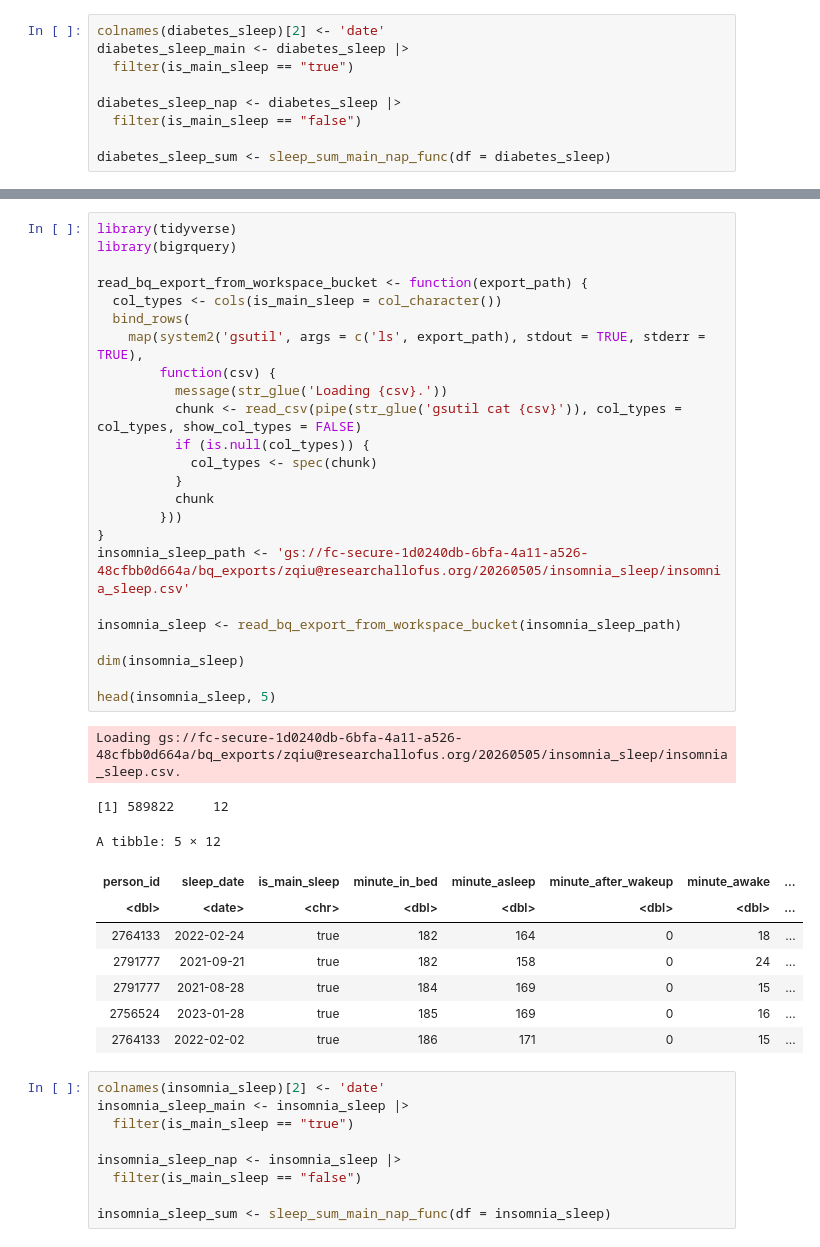
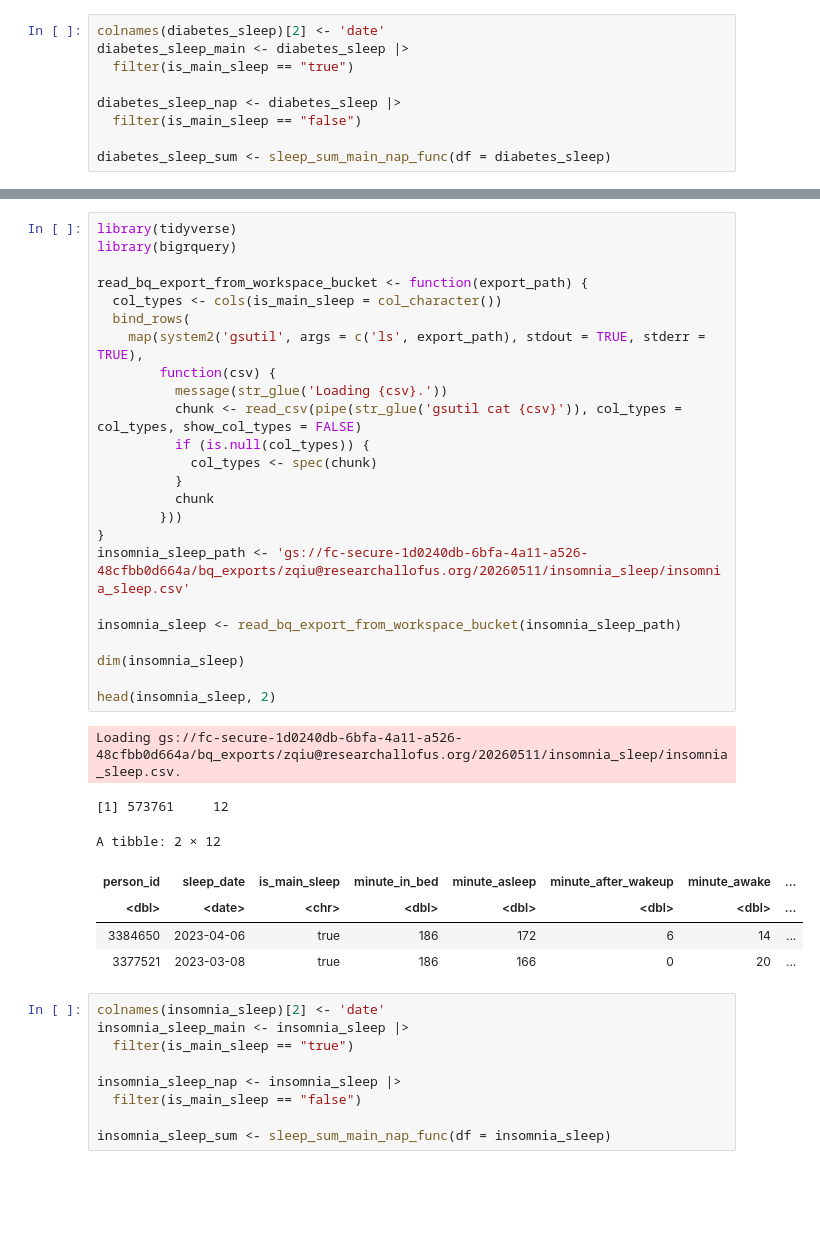
Before and after one commit to ZhuyuQ/Allofus, a Jupyter notebook: patient_final_fitbit_descriptive.ipynb, the cells around one changed output, grey strips where cells are left out. Drawn from its saved outputs; the diff is of its cells as text; blank space fills up the shorter version.

```diff
--- a/patient_final_fitbit_descriptive.ipynb
+++ b/patient_final_fitbit_descriptive.ipynb
@@ -882,38 +983,35 @@ The data will be written to gs://fc-secure-1d0240db-6bfa-4a11-a526-48cfbb0d664a/
 # %%
 library(tidyverse)
 library(bigrquery)
 
 read_bq_export_from_workspace_bucket <- function(export_path) {
   col_types <- cols(is_main_sleep = col_character())
   bind_rows(
     map(system2('gsutil', args = c('ls', export_path), stdout = TRUE, stderr = TRUE),
         function(csv) {
           message(str_glue('Loading {csv}.'))
           chunk <- read_csv(pipe(str_glue('gsutil cat {csv}')), col_types = col_types, show_col_types = FALSE)
           if (is.null(col_types)) {
             col_types <- spec(chunk)
           }
           chunk
         }))
 }
-insomnia_sleep_path <- 'gs://fc-secure-1d0240db-6bfa-4a11-a526-48cfbb0d664a/bq_exports/zqiu@researchallofus.org/20260505/insomnia_sleep/insomnia_sleep.csv'
+insomnia_sleep_path <- 'gs://fc-secure-1d0240db-6bfa-4a11-a526-48cfbb0d664a/bq_exports/zqiu@researchallofus.org/20260511/insomnia_sleep/insomnia_sleep.csv'
 
 insomnia_sleep <- read_bq_export_from_workspace_bucket(insomnia_sleep_path)
 
 dim(insomnia_sleep)
 
-head(insomnia_sleep, 5)
+head(insomnia_sleep, 2)
 # %% [output]
-Loading gs://fc-secure-1d0240db-6bfa-4a11-a526-48cfbb0d664a/bq_exports/zqiu@researchallofus.org/20260505/insomnia_sleep/insomnia_sleep.csv.
+Loading gs://fc-secure-1d0240db-6bfa-4a11-a526-48cfbb0d664a/bq_exports/zqiu@researchallofus.org/20260511/insomnia_sleep/insomnia_sleep.csv.
-[1] 589822     12
+[1] 573761     12
-A tibble: 5 × 12
+A tibble: 2 × 12
 | person_id | sleep_date | is_main_sleep | minute_in_bed | minute_asleep | minute_after_wakeup | minute_awake | ... |
 | <dbl> | <date> | <chr> | <dbl> | <dbl> | <dbl> | <dbl> | ... |
-| 2764133 | 2022-02-24 | true | 182 | 164 | 0 | 18 | ... |
-| 2791777 | 2021-09-21 | true | 182 | 158 | 0 | 24 | ... |
-| 2791777 | 2021-08-28 | true | 184 | 169 | 0 | 15 | ... |
-| 2756524 | 2023-01-28 | true | 185 | 169 | 0 | 16 | ... |
-| 2764133 | 2022-02-02 | true | 186 | 171 | 0 | 15 | ... |
+| 3384650 | 2023-04-06 | true | 186 | 172 | 6 | 14 | ... |
+| 3377521 | 2023-03-08 | true | 186 | 166 | 0 | 20 | ... |
 # %%
 colnames(insomnia_sleep)[2] <- 'date'
 insomnia_sleep_main <- insomnia_sleep |>
```
Also changed, not shown: parts of 75 cells of this notebook, 4 other files.
